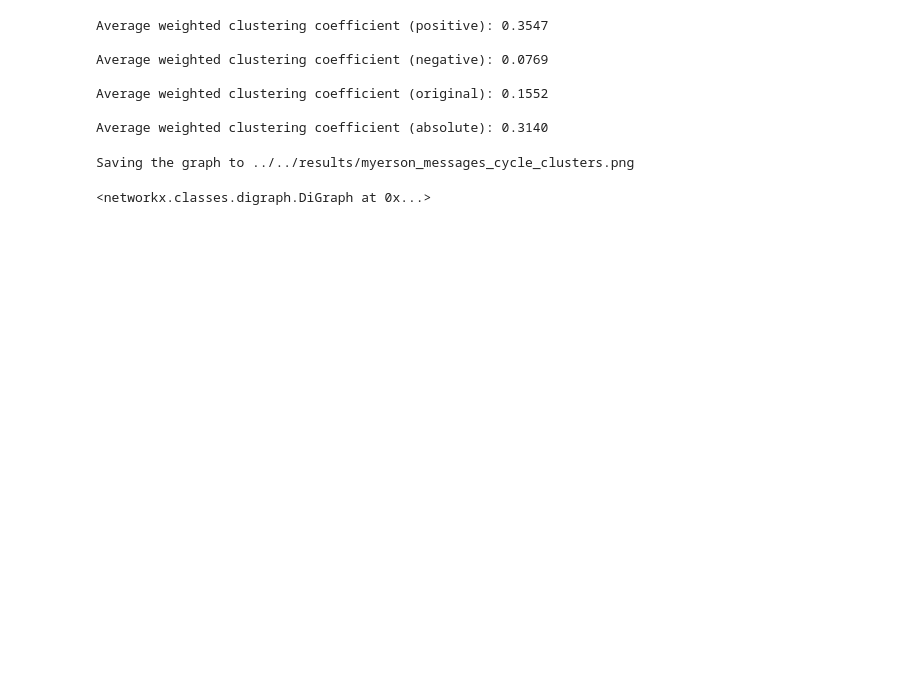
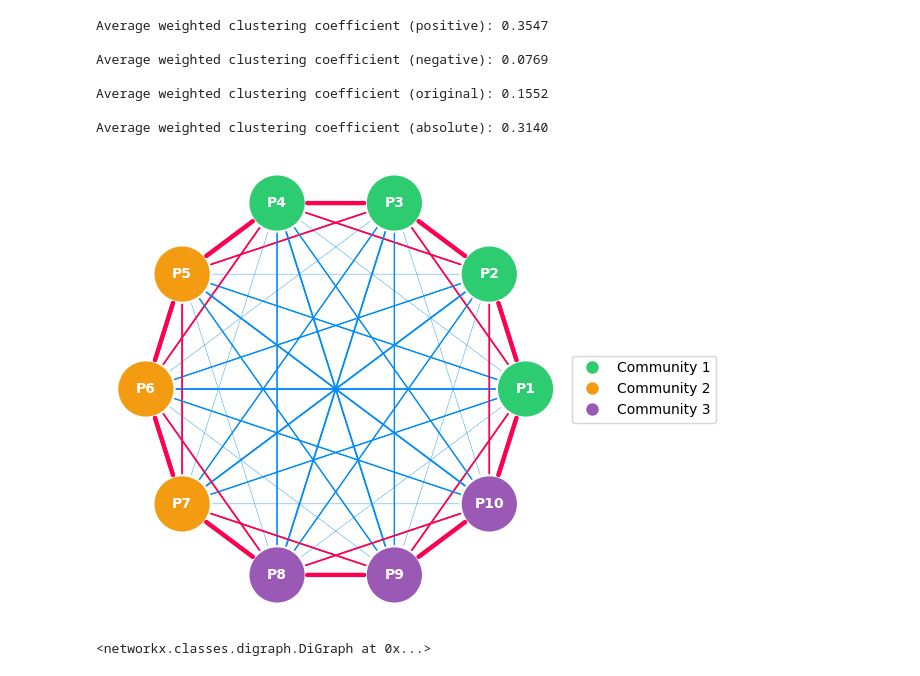
Before and after one commit to perez-sechi/thesis-python, a Jupyter notebook: examples/exact/myerson-messages-cycle-clustering.ipynb, the cells around one changed output. Drawn from its saved outputs; the diff is of its cells as text; code cells hidden in the pictures; blank space fills up the shorter version.

Commit message:
draft: figures refactor

```diff
--- a/examples/exact/myerson-messages-cycle-clustering.ipynb
+++ b/examples/exact/myerson-messages-cycle-clustering.ipynb
@@ -130,6 +131,10 @@ from cgt_perezsechi.modeling.cluster import duo_louvain
 clusters = duo_louvain(A, M)
 columns = r_2.columns
 clusters = [[columns[x] for x in c] for c in clusters]
+# %%
+shap_cmap = shap.plots.colors.red_blue
+positive_color = shap_cmap(1.0)[:3]
+negative_color = shap_cmap(0.0)[:3]
 # %%
 from math import cos, sin
 from cgt_perezsechi.visualization.graph import draw_clusters
@@ -137,35 +142,37 @@ from cgt_perezsechi.visualization.graph import draw_clusters
 
 labels = [
     "P1",
     "P2",
     "P3",
     "P4",
     "P5",
     "P6",
     "P7",
     "P8",
     "P9",
     "P10",
 ]
 node_pos = {
     label: (cos(i * 2 * math.pi / len(labels)), sin(i * 2 * math.pi / len(labels)))
     for i, label in zip(range(len(labels)), labels)
 }
 
 draw_clusters(
     psi=psi_2,
     r=r_2,
     clusters=clusters,
     node_pos=node_pos,
     positive_alpha=positive_alpha,
     negative_alpha=negative_alpha,
     positive_beta=positive_beta,
     negative_beta=negative_beta,
     symmetric=True,
-    output_path=os.path.join(
-        "..", "..", "results", "myerson_messages_cycle_clusters.png"
-    )
+    positive_color=positive_color,
+    negative_color=negative_color,
+    # output_path=os.path.join(
+    #     "..", "..", "results", "myerson_messages_cycle_clusters.png"
+    # )
 )
 # %% [output]
+[figure, added]
-Saving the graph to ../../results/myerson_messages_cycle_clusters.png
+<networkx.classes.digraph.DiGraph at 0x...>
-<networkx.classes.digraph.DiGraph at 0x...>
```
Also changed, not shown: parts of 1 cell of this notebook, 15 other files.
